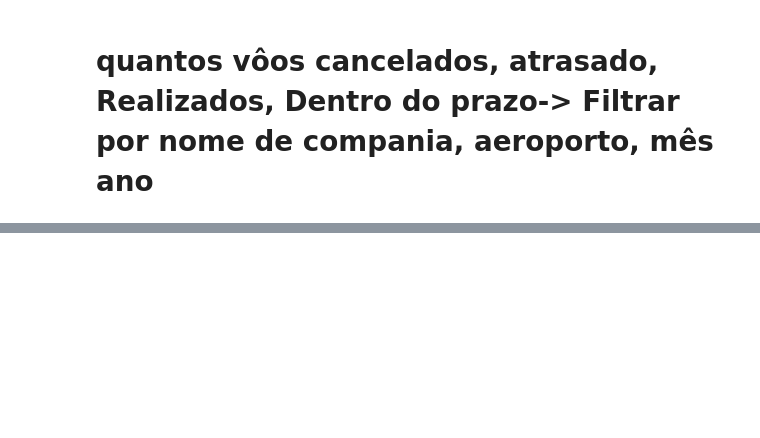
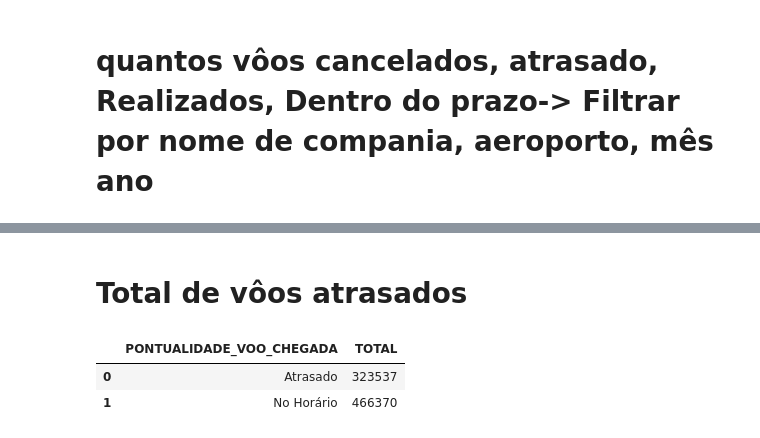
Before and after one commit to rodrigorocha1/dashboard_historico_voos, a Jupyter notebook: notebooks/analise_dos_dados.ipynb, the cells around one changed output, grey strips where cells are left out. Saved outputs shown, nothing was run; the diff lists cells and outputs as text; code cells hidden in the pictures; blank space fills up the shorter version.

```diff
--- a/notebooks/analise_dos_dados.ipynb
+++ b/notebooks/analise_dos_dados.ipynb
@@ -181,6 +181,12 @@ def atraso_saida(atraso: float):
         return 'Saída com atraso de mais de 4h'
     else:
         return 'Não encontrado'
+
+
+def status_pontualidade(minuto: str):
+    if minuto <= 0:
+        return 'No Horário'
+    return 'Atrasado'
 # %%
 for coluna_tempo in colunas_tempo:
     dados_vooo_completo['DATA_' + coluna_tempo] = pd.to_datetime(dados_vooo_completo[coluna_tempo].dt.date)
@@ -202,3 +208,6 @@ dados_vooo_completo['ATRASO_CHEGADA'] = (dados_vooo_completo['CHEGADA_REAL'] - d
 dados_vooo_completo['FAIXA_ATRASO_SAIDA'] = dados_vooo_completo['ATRASO_SAIDA'].apply(atraso_saida).astype('string')
 dados_vooo_completo['FAIXA_ATRASO_CHEGADA'] = dados_vooo_completo['ATRASO_CHEGADA'].apply(atraso_chegada).astype(
     'string')
+
+dados_vooo_completo['PONTUALIDADE_VOO_SAIDA'] = dados_vooo_completo['ATRASO_SAIDA'].apply(status_pontualidade).astype('string')
+dados_vooo_completo['PONTUALIDADE_VOO_CHEGADA'] = dados_vooo_completo['ATRASO_CHEGADA'].apply(status_pontualidade).astype('string')
@@ -322,0 +293,17 @@ Name: SITUACAO_VOO, Length: 472, dtype: int64
+# %% [markdown]
+# Total de vôos atrasados
+# %%
+def perfil_voos_partida_chegada(nm_coluna: str, filtro_mes: list = None, filtro_compania: list = None):
+    df_voo_adi_atra = dados_vooo_completo.copy()
+    if filtro_compania is not None:
+        df_voo_adi_atra = df_voo_adi_atra[(df_voo_adi_atra['NM_EMPRESAS'].isin(filtro_compania))]
+    if filtro_mes is not None:
+         df_voo_adi_atra = df_voo_adi_atra[(df_voo_adi_atra[nm_coluna].isin(filtro_mes))]
+    df_total_voos_pontualidade = df_voo_adi_atra.groupby([nm_coluna]).size().reset_index(name='TOTAL')
+    return df_total_voos_pontualidade
+# %%
+perfil_voos_partida_chegada(nm_coluna='PONTUALIDADE_VOO_CHEGADA')
+# %% [output]
+|  | PONTUALIDADE_VOO_CHEGADA | TOTAL |
+| 0 | Atrasado | 323537 |
+| 1 | No Horário | 466370 |
```
Also changed, not shown: parts of 12 cells of this notebook.
